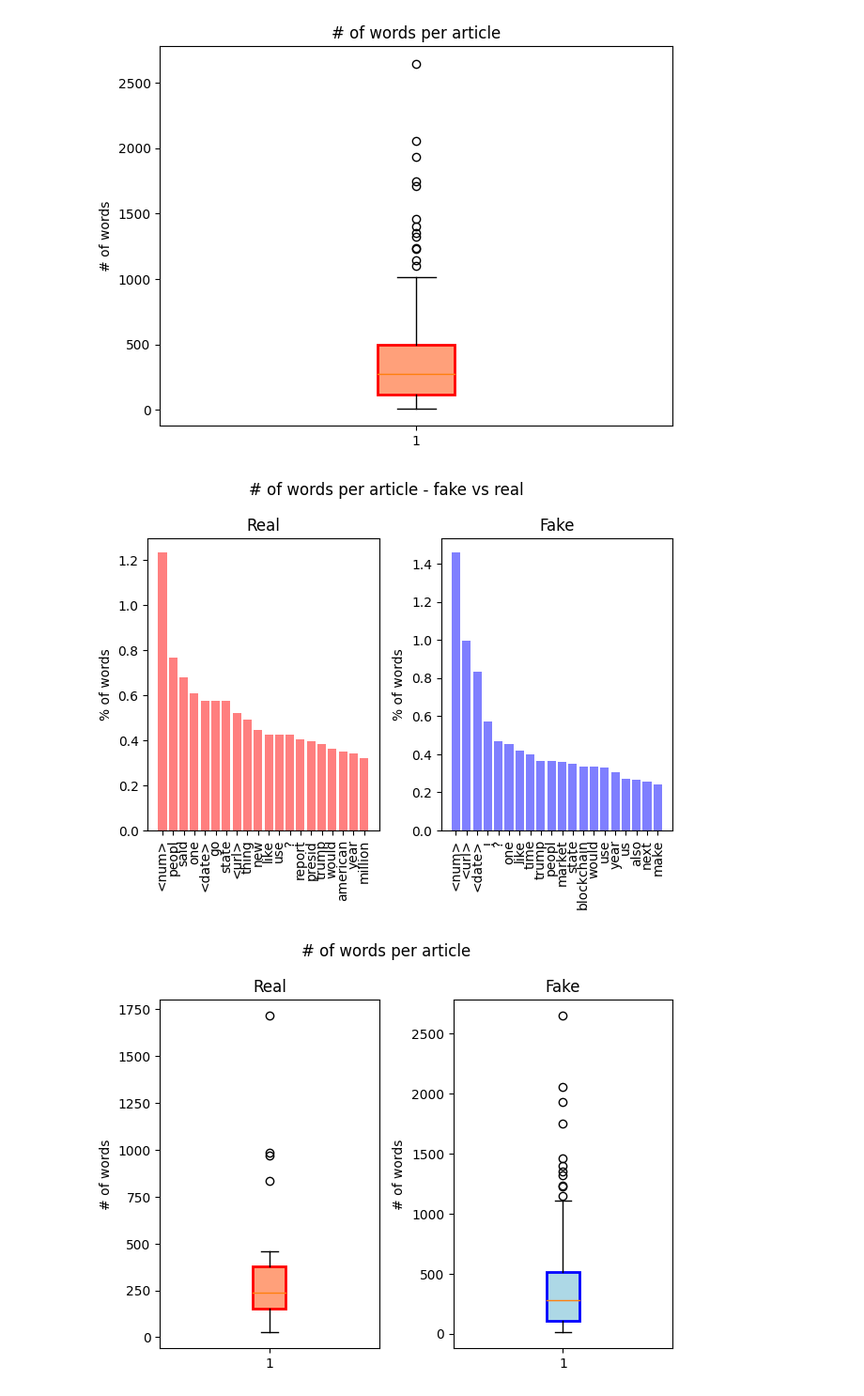
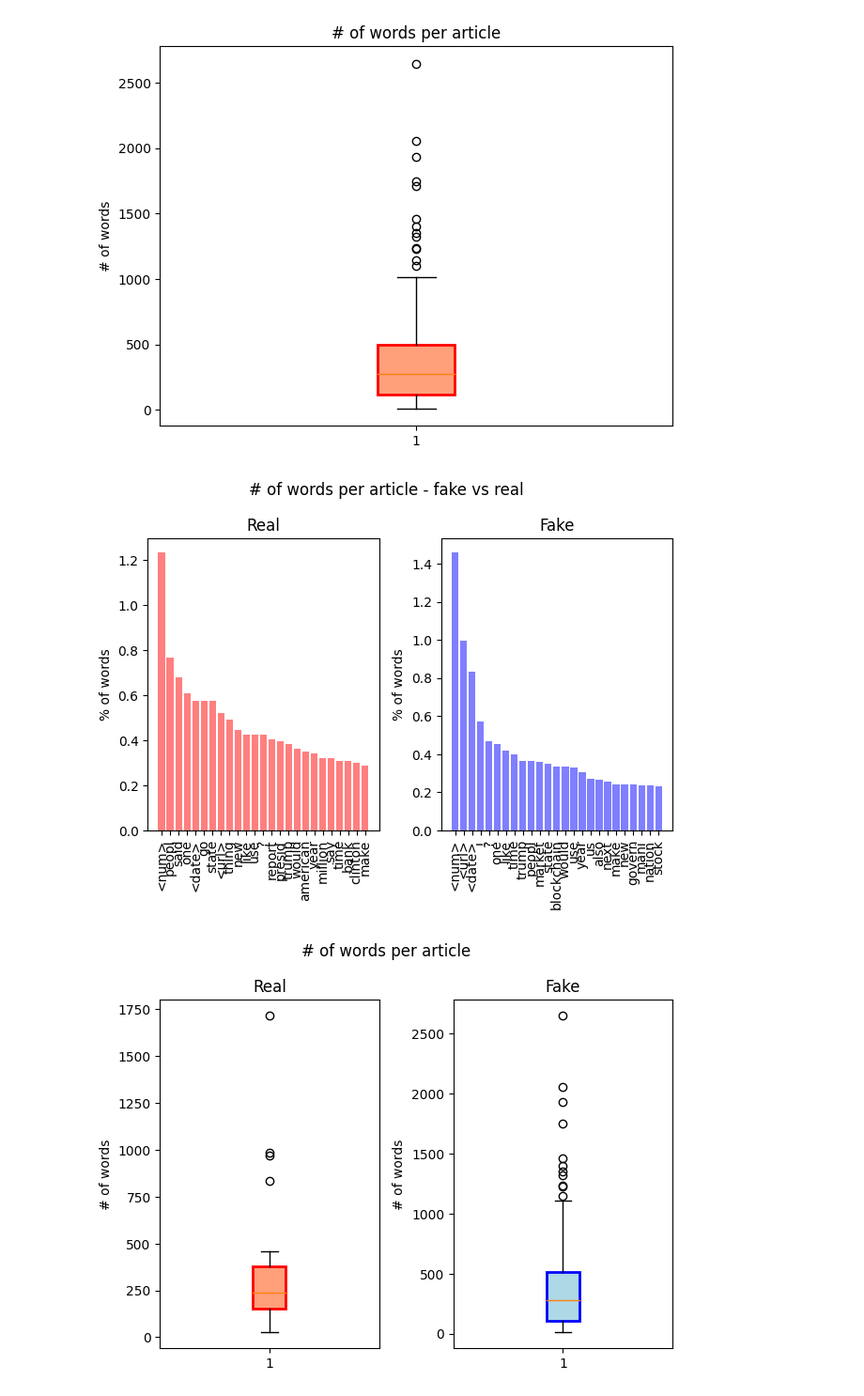
Before and after one commit to henrikdchristensen/DIKU-DS-Exam-FakeNewsDetection, a Jupyter notebook: src/bookhc.ipynb, the cells around one changed output. Shown at 94% size. Drawn from its saved outputs; the diff is of its cells as text; code cells hidden in the pictures.

```diff
--- a/src/bookhc.ipynb
+++ b/src/bookhc.ipynb
@@ -85,9 +52,9 @@ Stat.boxplot_word_frequency()
 # %% [output]
 [figure]
 # %%
-Stat.barplot_word_frequency_fake_vs_real(nwords=20, binary_label="binary_label", percentage=True)
+Stat.barplot_word_frequency_fake_vs_real(nwords=25, binary_label="binary_label", percentage=True)
 # %% [output]
-[figure, old version]
+[figure, new version]
 # %%
 Stat.boxplot_word_frequency_fake_vs_real(binary_label="binary_label")
 # %% [output]
```
Also changed, not shown: parts of 12 cells of this notebook, 2 other files.
